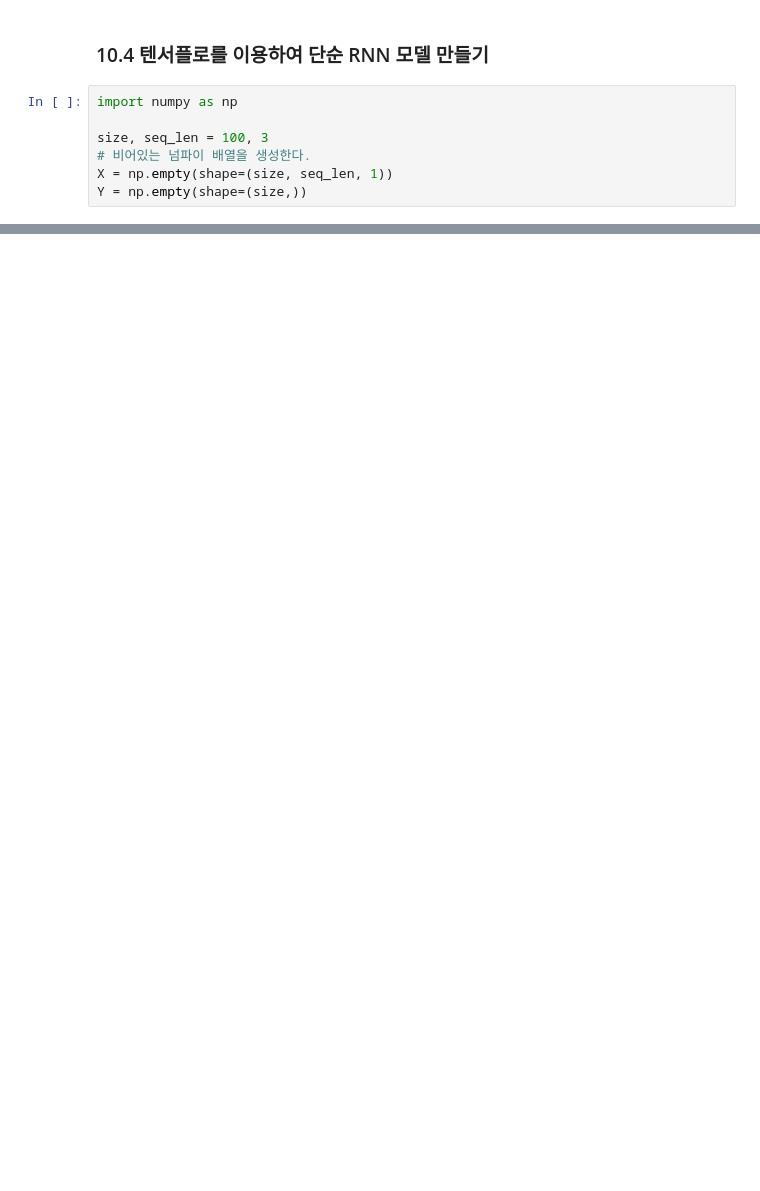
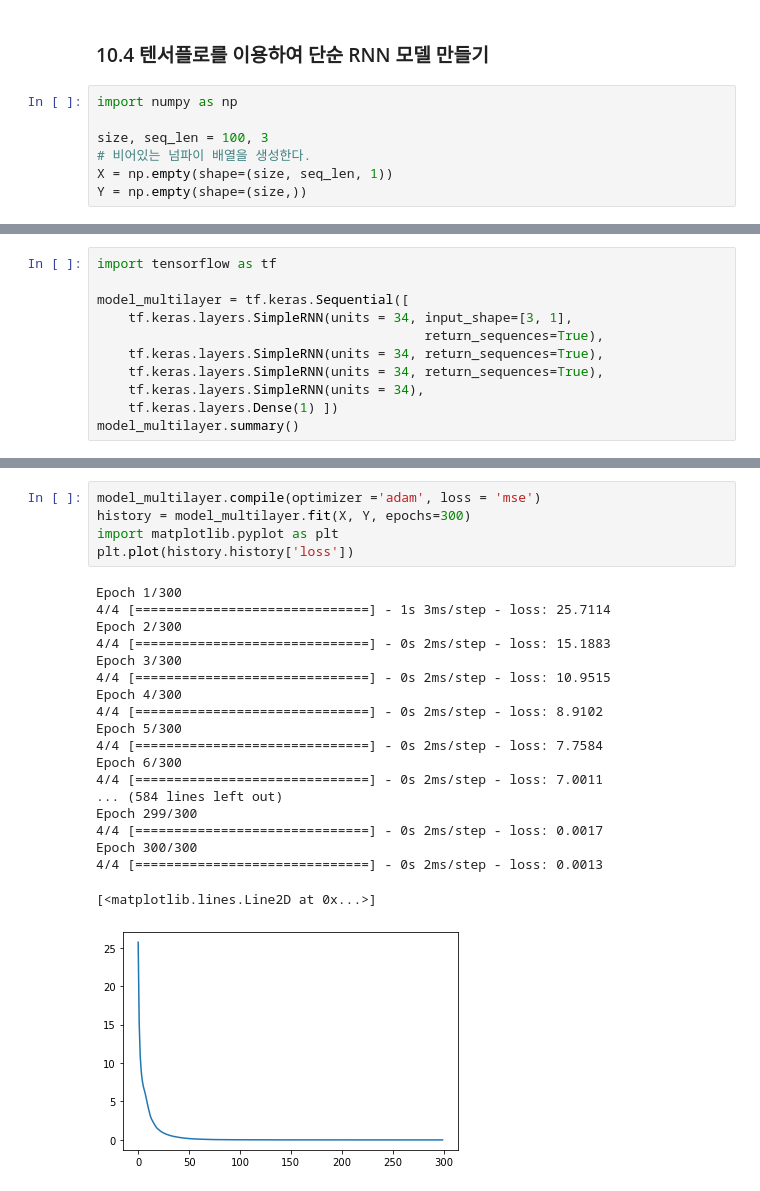
Before and after one commit to soeunida/chapter_ten, a Jupyter notebook: ch10.ipynb, the cells around one changed output, grey strips where cells are left out. Drawn from its saved outputs; the diff is of its cells as text; blank space fills up the shorter version.

```diff
--- a/ch10.ipynb
+++ b/ch10.ipynb
@@ -43,0 +170,11 @@ for i in range(len(X)):
+# %%
+import tensorflow as tf
+
+model_multilayer = tf.keras.Sequential([
+    tf.keras.layers.SimpleRNN(units = 34, input_shape=[3, 1],
+                                          return_sequences=True),
+    tf.keras.layers.SimpleRNN(units = 34, return_sequences=True),
+    tf.keras.layers.SimpleRNN(units = 34, return_sequences=True),
+    tf.keras.layers.SimpleRNN(units = 34),
+    tf.keras.layers.Dense(1) ])
+model_multilayer.summary()
@@ -43,0 +201,25 @@ for i in range(len(X)):
+# %%
+model_multilayer.compile(optimizer ='adam', loss = 'mse')
+history = model_multilayer.fit(X, Y, epochs=300)
+import matplotlib.pyplot as plt
+plt.plot(history.history['loss'])
+# %% [output]
+Epoch 1/300
+4/4 [==============================] - 1s 3ms/step - loss: 25.7114
+Epoch 2/300
+4/4 [==============================] - 0s 2ms/step - loss: 15.1883
+Epoch 3/300
+4/4 [==============================] - 0s 2ms/step - loss: 10.9515
+Epoch 4/300
+4/4 [==============================] - 0s 2ms/step - loss: 8.9102
+Epoch 5/300
+4/4 [==============================] - 0s 2ms/step - loss: 7.7584
+Epoch 6/300
+4/4 [==============================] - 0s 2ms/step - loss: 7.0011
+... (584 lines left out)
+Epoch 299/300
+4/4 [==============================] - 0s 2ms/step - loss: 0.0017
+Epoch 300/300
+4/4 [==============================] - 0s 2ms/step - loss: 0.0013
+[<matplotlib.lines.Line2D at 0x...>]
+[figure, added]
```
Also changed, not shown: parts of 22 cells of this notebook.
